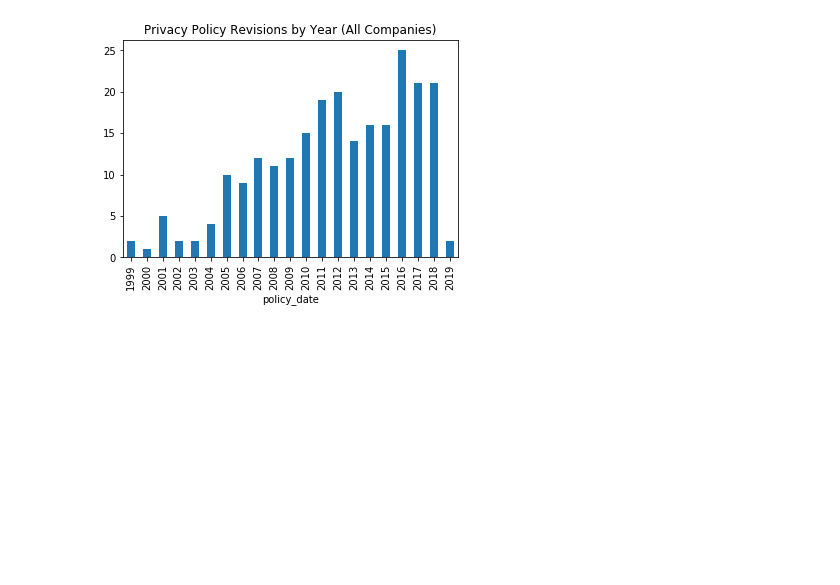
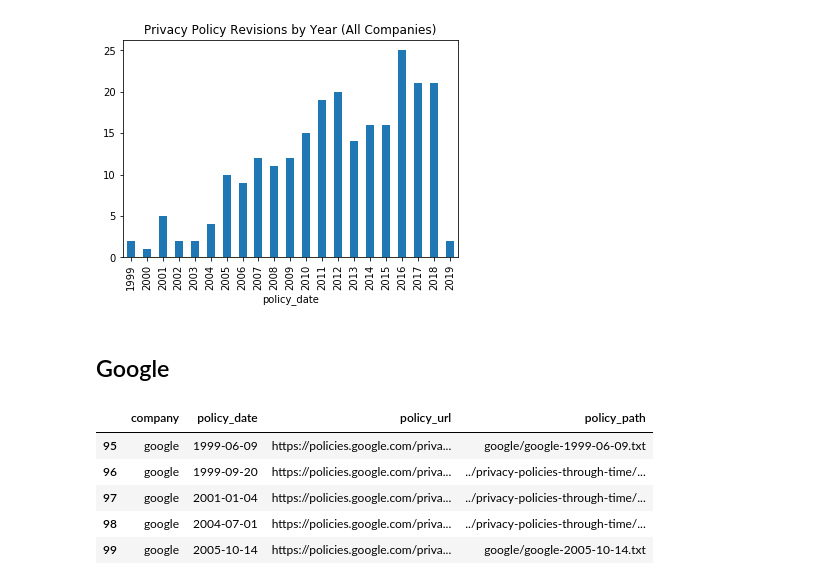
Before and after one commit to workmanjack/privacy-policies-through-time, a Jupyter notebook: notebooks/privacy-policies-through-time.ipynb, the cells around one changed output. Cells and saved outputs as stored; diff of their text form; code cells hidden in the pictures; blank space fills up the shorter version.

```diff
--- a/notebooks/privacy-policies-through-time.ipynb
+++ b/notebooks/privacy-policies-through-time.ipynb
@@ -80,3 +80,15 @@ grouped.plot.bar(title='Privacy Policy Revisions by Year (All Companies)')
 # %% [output]
 <matplotlib.axes._subplots.AxesSubplot at 0x...>
 [figure]
+# %% [markdown]
+## Google
+# %%
+google = df[df.company == 'google']
+google.head()
+# %% [output]
+|  | company | policy_date | policy_url | policy_path |
+| 95 | google | 1999-06-09 | https://policies.google.com/priva... | google/google-1999-06-09.txt |
+| 96 | google | 1999-09-20 | https://policies.google.com/priva... | ../privacy-policies-through-time/... |
+| 97 | google | 2001-01-04 | https://policies.google.com/priva... | ../privacy-policies-through-time/... |
+| 98 | google | 2004-07-01 | https://policies.google.com/priva... | ../privacy-policies-through-time/... |
+| 99 | google | 2005-10-14 | https://policies.google.com/priva... | google/google-2005-10-14.txt |
```
Also changed, not shown: parts of 1 cell of this notebook, 4 other files.
